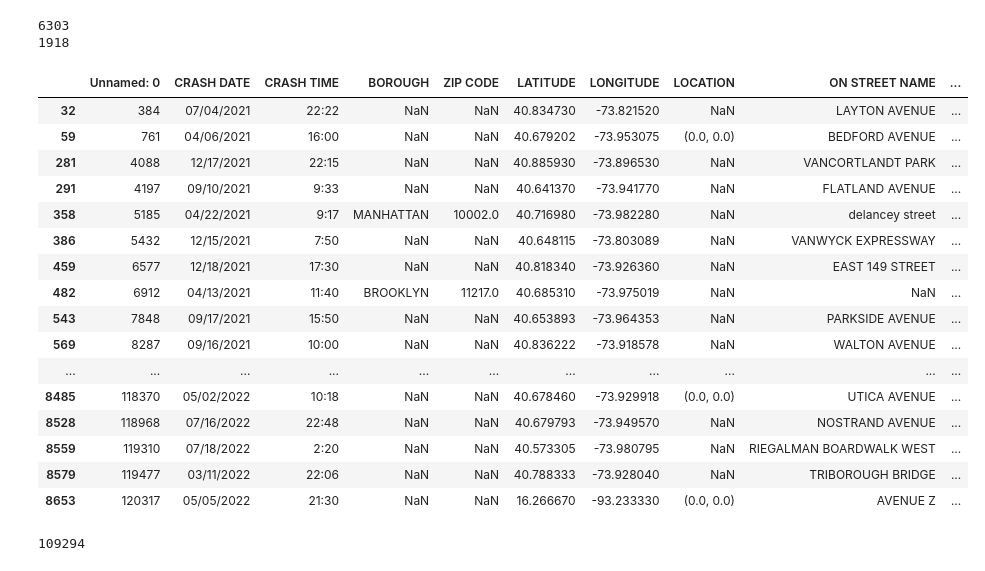
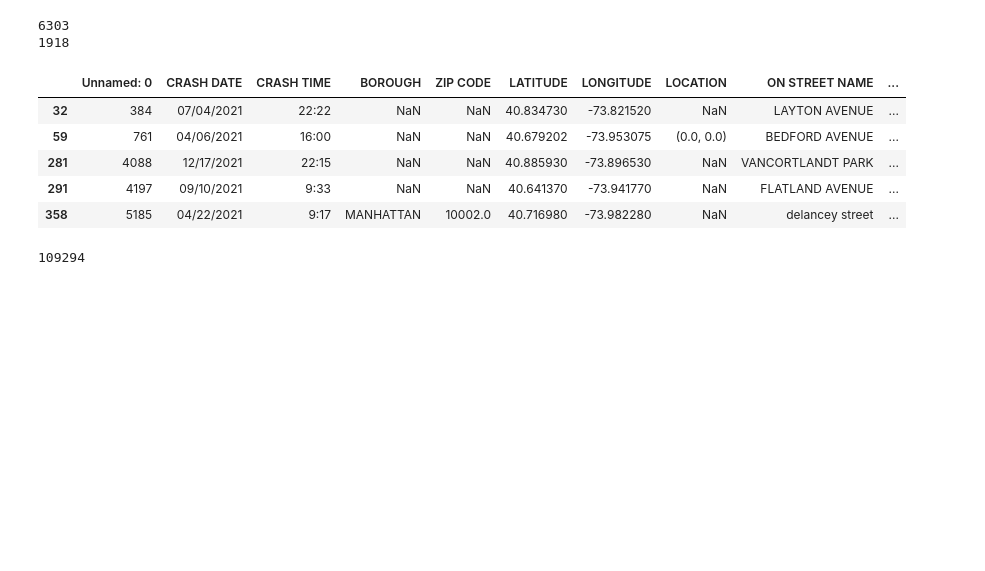
Before and after one commit to laurenteixeira92/NYC_PEDESTRIAN_SAFETY_ANALYSIS, a Jupyter notebook: Notebooks/part1_geocoding_crashes.ipynb, the cells around one changed output. Drawn from its saved outputs; the diff is of its cells as text; code cells hidden in the pictures; blank space fills up the shorter version.

```diff
--- a/Notebooks/part1_geocoding_crashes.ipynb
+++ b/Notebooks/part1_geocoding_crashes.ipynb
@@ -188,34 +177,23 @@ print(len(geocoded_df[geocoded_df['ESRI_Match_Score']<97]))
 # %%
 #Not terrible, but might be worth checking out the records I'm going to discard to see if there's any saving them.
 
 #Records with a score between 95 and 97 look pretty solid. They are street intersections or even point adddresses. Some spotchecking reveals their latlongs to be very reasonable. I will keep these.
 
 #Some of these would have better matches if we knew the zip or even the borough, but we don't, and there's nothing I can do about that.
 
 #Final thought: there should be some reckoning as to "east drive" and "west drive." These appear to be the names of roads in both Central Park and Prospect Park and it seems most of the records with these addresses are bike accidents. The geocoder has a hard time with these so the final dataset may underrepresent pedestrian/bike collisions.
 
 pd.options.display.max_columns=100
 pd.options.display.max_rows=200
 
-geocoded_df[(geocoded_df['ESRI_Match_Score'] <97) & pd.notna(geocoded_df['ESRI_Match_Score'])].head(200)
+geocoded_df[(geocoded_df['ESRI_Match_Score'] <97) & pd.notna(geocoded_df['ESRI_Match_Score'])].head()
 # %% [output]
 |  | Unnamed: 0 | CRASH DATE | CRASH TIME | BOROUGH | ZIP CODE | LATITUDE | LONGITUDE | LOCATION | ON STREET NAME | ... |
 | 32 | 384 | 07/04/2021 | 22:22 | NaN | NaN | 40.834730 | -73.821520 | NaN | LAYTON AVENUE | ... |
 | 59 | 761 | 04/06/2021 | 16:00 | NaN | NaN | 40.679202 | -73.953075 | (0.0, 0.0) | BEDFORD AVENUE | ... |
 | 281 | 4088 | 12/17/2021 | 22:15 | NaN | NaN | 40.885930 | -73.896530 | NaN | VANCORTLANDT PARK | ... |
 | 291 | 4197 | 09/10/2021 | 9:33 | NaN | NaN | 40.641370 | -73.941770 | NaN | FLATLAND AVENUE | ... |
 | 358 | 5185 | 04/22/2021 | 9:17 | MANHATTAN | 10002.0 | 40.716980 | -73.982280 | NaN | delancey street | ... |
-| 386 | 5432 | 12/15/2021 | 7:50 | NaN | NaN | 40.648115 | -73.803089 | NaN | VANWYCK EXPRESSWAY | ... |
-| 459 | 6577 | 12/18/2021 | 17:30 | NaN | NaN | 40.818340 | -73.926360 | NaN | EAST 149 STREET | ... |
-| 482 | 6912 | 04/13/2021 | 11:40 | BROOKLYN | 11217.0 | 40.685310 | -73.975019 | NaN | NaN | ... |
-| 543 | 7848 | 09/17/2021 | 15:50 | NaN | NaN | 40.653893 | -73.964353 | NaN | PARKSIDE AVENUE | ... |
-| 569 | 8287 | 09/16/2021 | 10:00 | NaN | NaN | 40.836222 | -73.918578 | NaN | WALTON AVENUE | ... |
-| ... | ... | ... | ... | ... | ... | ... | ... | ... | ... | ... |
-| 8485 | 118370 | 05/02/2022 | 10:18 | NaN | NaN | 40.678460 | -73.929918 | (0.0, 0.0) | UTICA AVENUE | ... |
-| 8528 | 118968 | 07/16/2022 | 22:48 | NaN | NaN | 40.679793 | -73.949570 | NaN | NOSTRAND AVENUE | ... |
-| 8559 | 119310 | 07/18/2022 | 2:20 | NaN | NaN | 40.573305 | -73.980795 | NaN | RIEGALMAN BOARDWALK WEST | ... |
-| 8579 | 119477 | 03/11/2022 | 22:06 | NaN | NaN | 40.788333 | -73.928040 | NaN | TRIBOROUGH BRIDGE | ... |
-| 8653 | 120317 | 05/05/2022 | 21:30 | NaN | NaN | 16.266670 | -93.233330 | (0.0, 0.0) | AVENUE Z | ... |
 # %%
 #save records with match score above 95
 crashes_df = geocoded_df[(geocoded_df['ESRI_Match_Score'] > 95) | pd.isnull(geocoded_df['ESRI_Match_Score'])]
```
Also changed, not shown: parts of 1 cell of this notebook.
